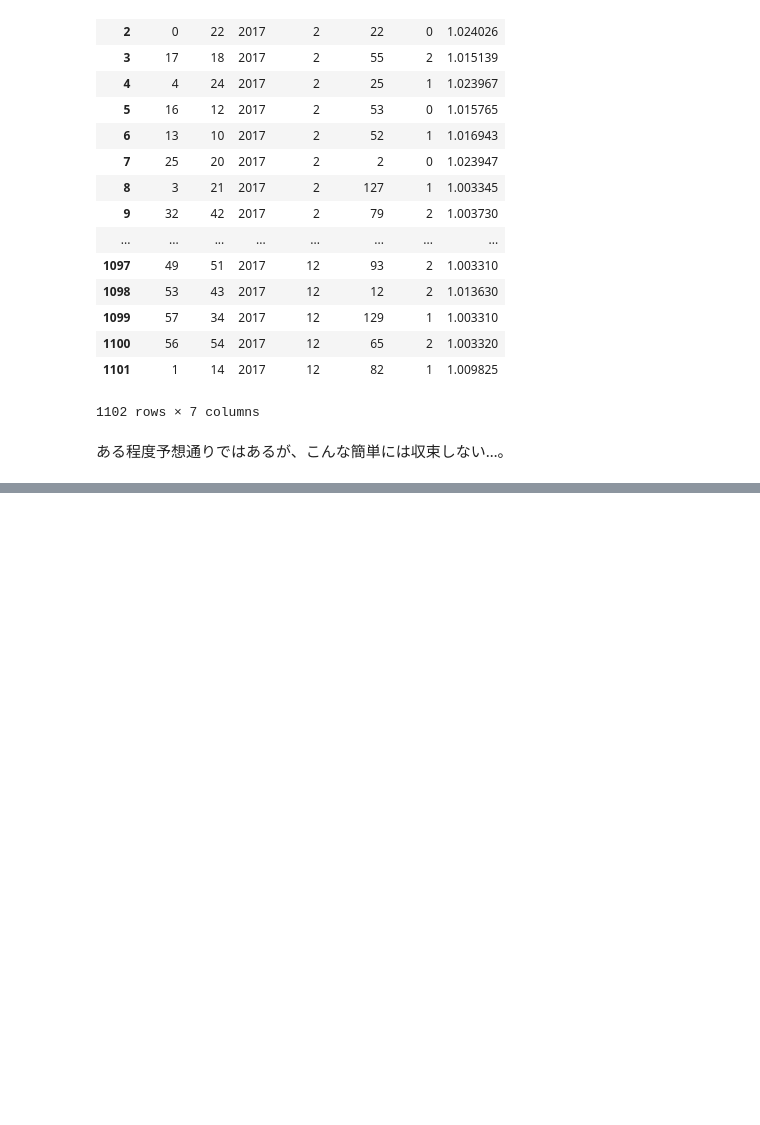
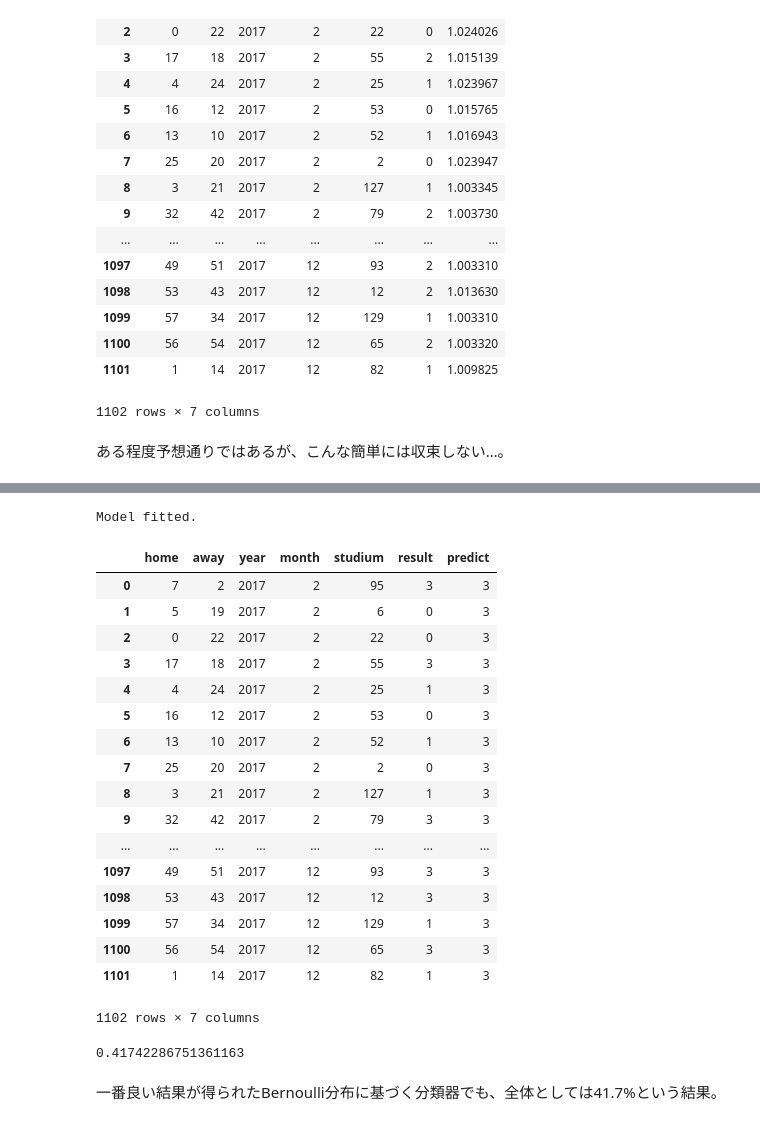
Before and after one commit to mark-n2/toto_notebook, a Jupyter notebook: toto_notebook.ipynb, the cells around one changed output, grey strips where cells are left out. Saved outputs shown, nothing was run; the diff lists cells and outputs as text; code cells hidden in the pictures; blank space fills up the shorter version.

```diff
--- a/toto_notebook.ipynb
+++ b/toto_notebook.ipynb
@@ -42,7 +42,7 @@ wdl = []
 # win-draw-lose VゴールとかPKとかはTOTO予想に関係ないので無視
 LOSE = 0
 DRAW = 1
-WIN = 2
+WIN = 3
 OTHER = np.nan
 for result in df["スコア"]:
     tmp = re.split("[-()]",result)
@@ -261,0 +236,49 @@ df[(df["ホーム"] == "清水") & (df["アウェイ"]=="浦和")]
+# %%
+x, y = generate_trainng_data(df, 2017)
+# %%
+from sklearn.naive_bayes import GaussianNB, MultinomialNB, BernoulliNB
+
+# モデルの学習
+#model = GaussianNB()
+#model = MultinomialNB()
+model = BernoulliNB()
+model.fit(x, y)
+print("Model fitted.")
+# %% [output]
+Model fitted.
+# %%
+# モデルから2017年の対戦データを予想し、predict列に表示
+cx, cy = generate_correct_data(df,2017)
+test_label = model.predict(cx)
+# %%
+predict = pd.concat([
+    cx.reset_index(drop=True),
+    cy.reset_index(drop=True),
+    pd.DataFrame(test_label)],
+    axis=1).rename(columns={0:"predict"})
+display(predict)
+# %% [output]
+|  | home | away | year | month | studium | result | predict |
+| 0 | 7 | 2 | 2017 | 2 | 95 | 3 | 3 |
+| 1 | 5 | 19 | 2017 | 2 | 6 | 0 | 3 |
+| 2 | 0 | 22 | 2017 | 2 | 22 | 0 | 3 |
+| 3 | 17 | 18 | 2017 | 2 | 55 | 3 | 3 |
+| 4 | 4 | 24 | 2017 | 2 | 25 | 1 | 3 |
+| 5 | 16 | 12 | 2017 | 2 | 53 | 0 | 3 |
+| 6 | 13 | 10 | 2017 | 2 | 52 | 1 | 3 |
+| 7 | 25 | 20 | 2017 | 2 | 2 | 0 | 3 |
+| 8 | 3 | 21 | 2017 | 2 | 127 | 1 | 3 |
+| 9 | 32 | 42 | 2017 | 2 | 79 | 3 | 3 |
+| ... | ... | ... | ... | ... | ... | ... | ... |
+| 1097 | 49 | 51 | 2017 | 12 | 93 | 3 | 3 |
+| 1098 | 53 | 43 | 2017 | 12 | 12 | 3 | 3 |
+| 1099 | 57 | 34 | 2017 | 12 | 129 | 1 | 3 |
+| 1100 | 56 | 54 | 2017 | 12 | 65 | 3 | 3 |
+| 1101 | 1 | 14 | 2017 | 12 | 82 | 1 | 3 |
+1102 rows × 7 columns
+# %%
+len(predict[predict["result"]==predict["predict"]])/len(predict)
+# %% [output]
+0.41742286751361163
+# %% [markdown]
+一番良い結果が得られたBernoulli分布に基づく分類器でも、全体としては41.7%という結果。
```
Also changed, not shown: parts of 4 cells of this notebook.
